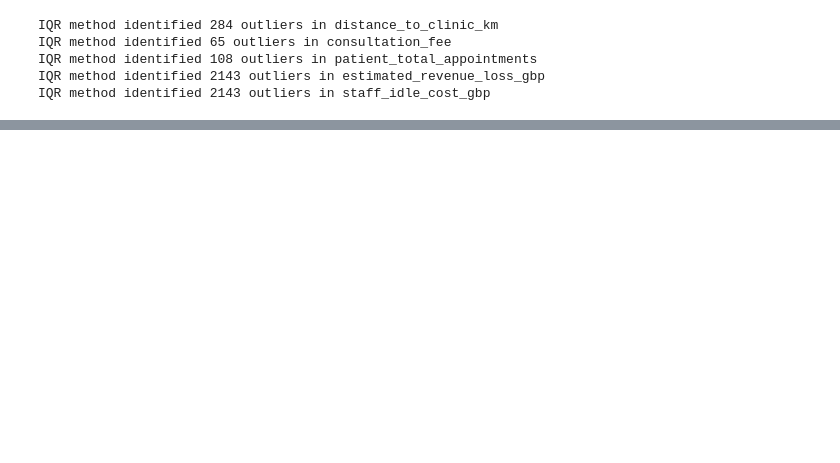
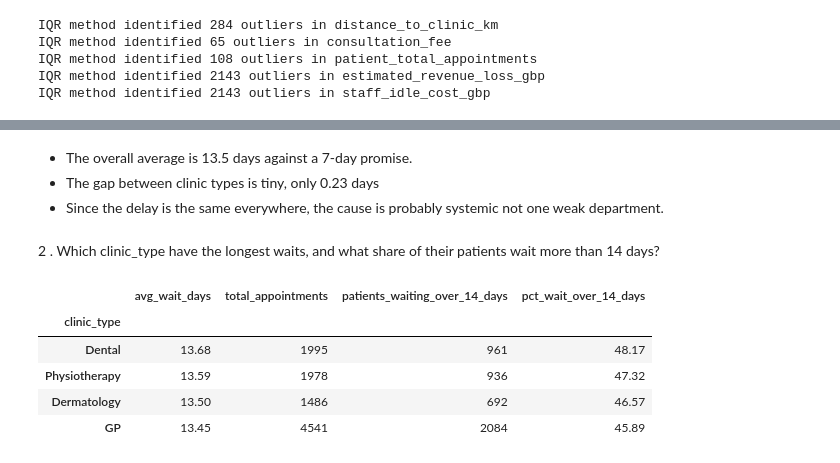
Before and after one commit to Ishasavani1402/Data-Analytics, a Jupyter notebook: Hospital Capacity and Appointment Bottleneck Analysis/notebooks/EDA.ipynb, the cells around one changed output, grey strips where cells are left out. Drawn from its saved outputs; the diff is of its cells as text; code cells hidden in the pictures; blank space fills up the shorter version.

```diff
--- a/Hospital Capacity and Appointment Bottleneck Analysis/notebooks/EDA.ipynb
+++ b/Hospital Capacity and Appointment Bottleneck Analysis/notebooks/EDA.ipynb
@@ -98,0 +157,24 @@ IQR method identified 2143 outliers in staff_idle_cost_gbp
+# %% [markdown]
+* The overall average is 13.5 days against a 7-day promise.
+* The gap between clinic types is tiny, only 0.23 days
+* Since the delay is the same everywhere, the cause is probably systemic not one weak department.
+# %% [markdown]
+2 . Which clinic_type  have the longest waits, and what share of their patients wait more than 14 days?
+# %%
+clinic_type_analysis = df.groupby('clinic_type').agg(
+    avg_wait_days = ('appo_wait_days' , 'mean') ,
+    total_appointments = ('appointment_id' , 'count'),
+    patients_waiting_over_14_days = ('appo_wait_days', lambda x: (x > 14).sum())).round(2).sort_values(by='avg_wait_days' , ascending=False)
+
+clinic_type_analysis['pct_wait_over_14_days'] = (
+    clinic_type_analysis['patients_waiting_over_14_days'] /
+    clinic_type_analysis['total_appointments'] * 100
+).round(2)
+display(clinic_type_analysis)
+# %% [output]
+|  | avg_wait_days | total_appointments | patients_waiting_over_14_days | pct_wait_over_14_days |
+| clinic_type |  |  |  |  |
+| Dental | 13.68 | 1995 | 961 | 48.17 |
+| Physiotherapy | 13.59 | 1978 | 936 | 47.32 |
+| Dermatology | 13.50 | 1486 | 692 | 46.57 |
+| GP | 13.45 | 4541 | 2084 | 45.89 |
```
Also changed, not shown: parts of 18 cells of this notebook.
